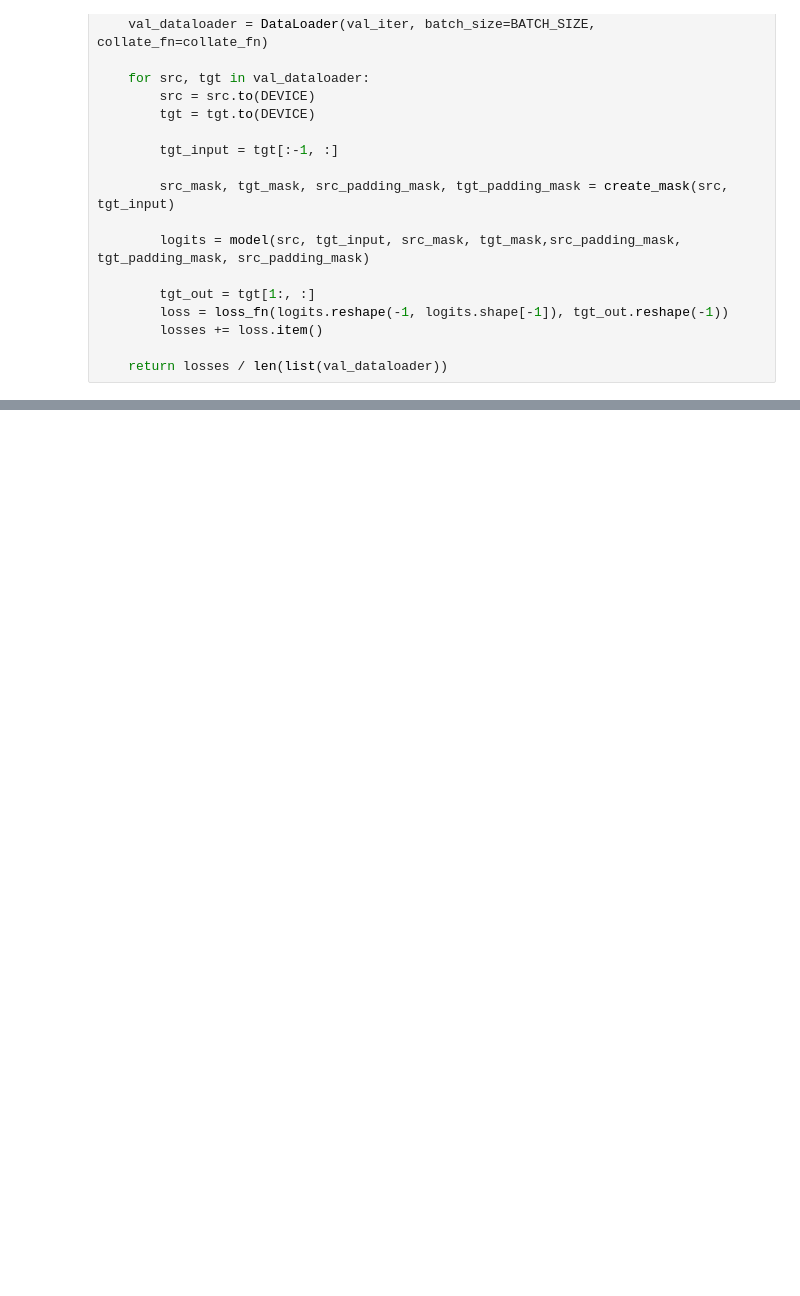
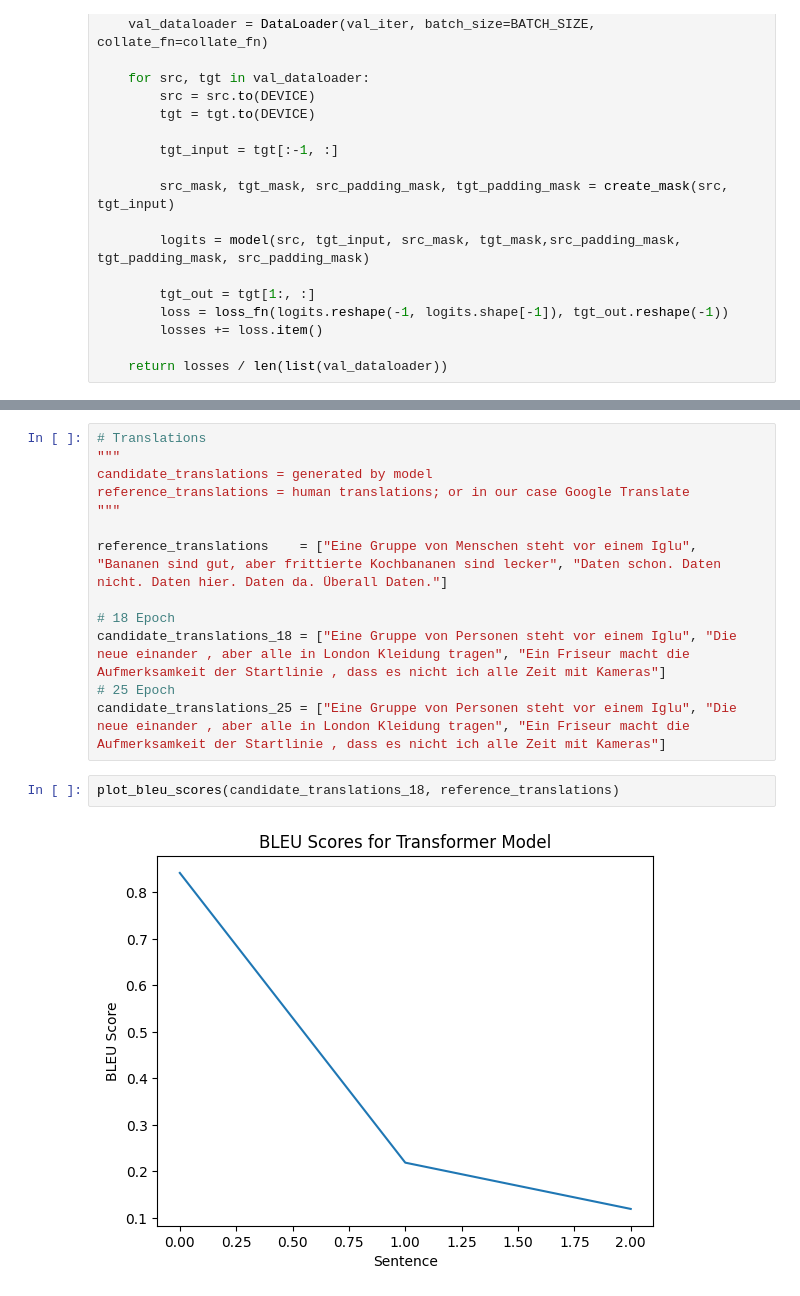
Before and after one commit to jrgosalvez/data255_DL, a Jupyter notebook: HW9-Transformers/Jorge_Gosalvez_255_HW9_trans_en_de_Pytorch.ipynb, the cells around one changed output, grey strips where cells are left out. Cells and saved outputs as stored; diff of their text form; blank space fills up the shorter version.

Commit message:
Added Attention Notes and BLUE Score for three prompts. Improvements required to improve performance of transformer.

```diff
--- a/HW9-Transformers/Jorge_Gosalvez_255_HW9_trans_en_de_Pytorch.ipynb
+++ b/HW9-Transformers/Jorge_Gosalvez_255_HW9_trans_en_de_Pytorch.ipynb
@@ -437,0 +486,17 @@ print(translate(transformer, "Data do. Data don't. Data here. Data there. Data e
+# %%
+# Translations
+"""
+candidate_translations = generated by model
+reference_translations = human translations; or in our case Google Translate
+"""
+
+reference_translations    = ["Eine Gruppe von Menschen steht vor einem Iglu", "Bananen sind gut, aber frittierte Kochbananen sind lecker", "Daten schon. Daten nicht. Daten hier. Daten da. Überall Daten."]
+
+# 18 Epoch
+candidate_translations_18 = ["Eine Gruppe von Personen steht vor einem Iglu", "Die neue einander , aber alle in London Kleidung tragen", "Ein Friseur macht die Aufmerksamkeit der Startlinie , dass es nicht ich alle Zeit mit Kameras"]
+# 25 Epoch
+candidate_translations_25 = ["Eine Gruppe von Personen steht vor einem Iglu", "Die neue einander , aber alle in London Kleidung tragen", "Ein Friseur macht die Aufmerksamkeit der Startlinie , dass es nicht ich alle Zeit mit Kameras"]
+# %%
+plot_bleu_scores(candidate_translations_18, reference_translations)
+# %% [output]
+[figure, added]
```
Also changed, not shown: parts of 16 cells of this notebook.
